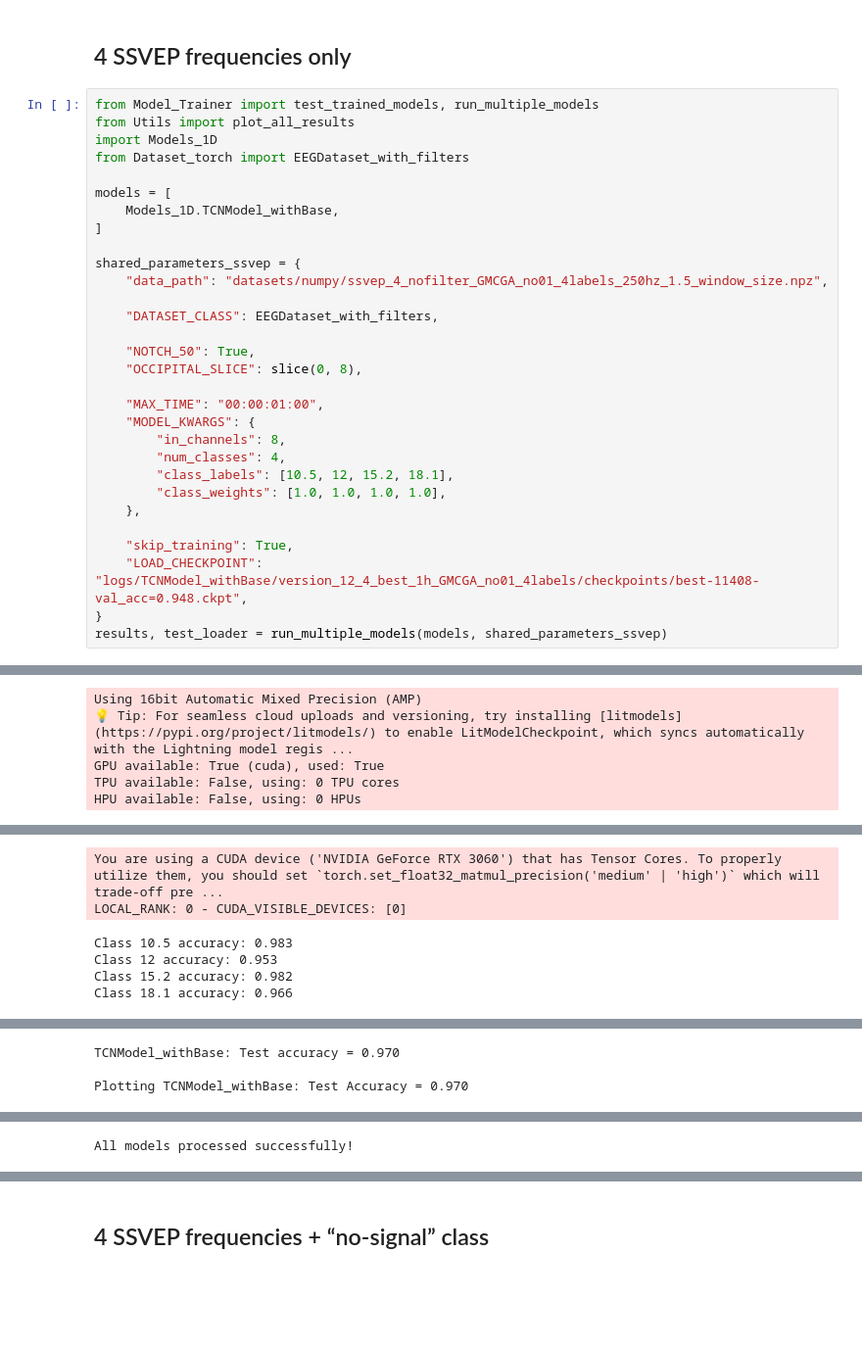
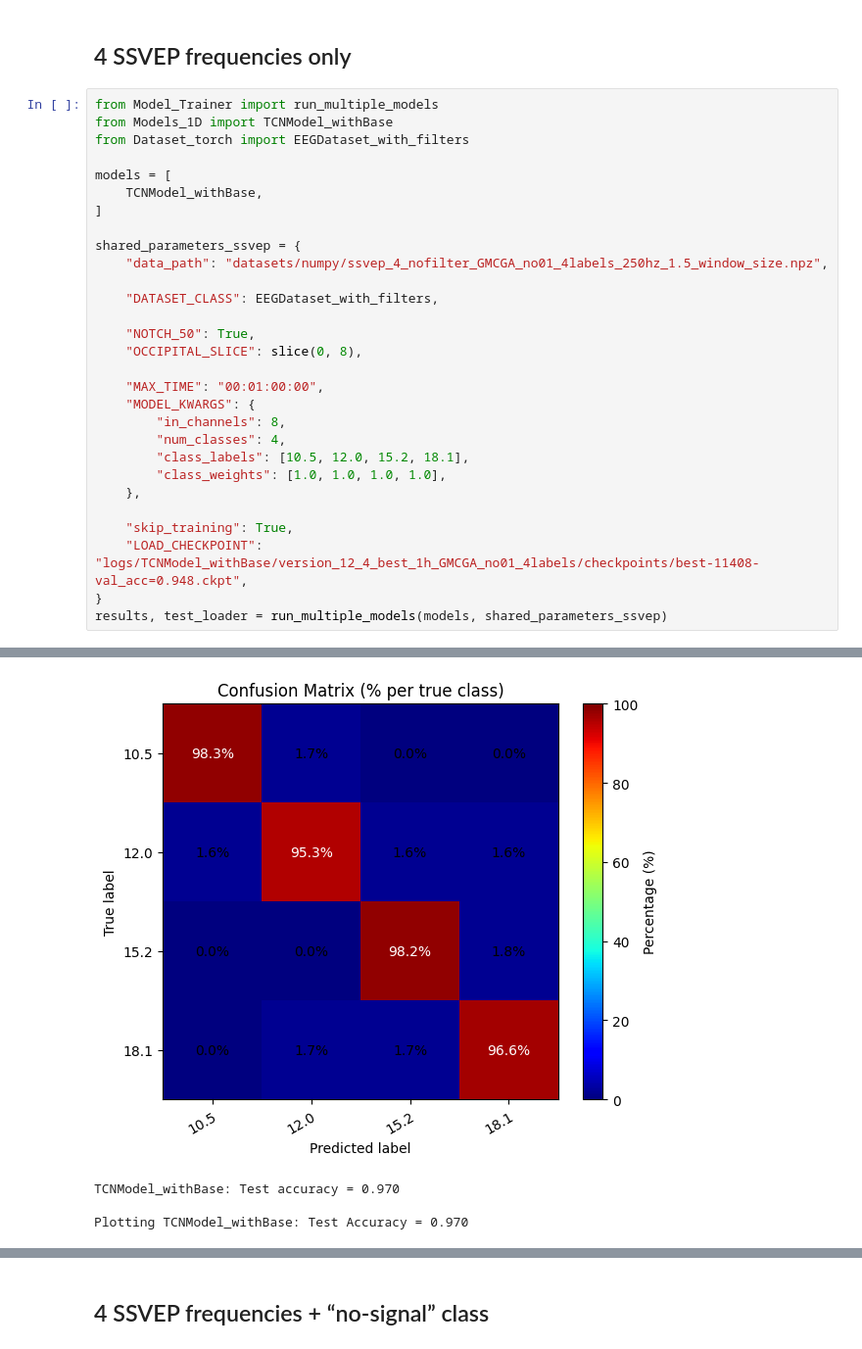
Before and after one commit to GeorgTenzing/EEG_Classification, a Jupyter notebook: Result_presentation.ipynb, the cells around one changed output, grey strips where cells are left out. Shown at 98% size. Saved outputs shown, nothing was run; the diff lists cells and outputs as text; blank space fills up the shorter version.

Commit message:
working on new 4 label model

```diff
--- a/Result_presentation.ipynb
+++ b/Result_presentation.ipynb
@@ -1,13 +1,12 @@
 # %% [markdown]
 ## 4 SSVEP frequencies only
 # %%
-from Model_Trainer import test_trained_models, run_multiple_models
-from Utils import plot_all_results
-import Models_1D
+from Model_Trainer import run_multiple_models
+from Models_1D import TCNModel_withBase
 from Dataset_torch import EEGDataset_with_filters
 
 models = [
-    Models_1D.TCNModel_withBase,
+    TCNModel_withBase,
 ]
 
 shared_parameters_ssvep = {
@@ -18,11 +17,11 @@ shared_parameters_ssvep = {
     "NOTCH_50": True,
     "OCCIPITAL_SLICE": slice(0, 8),
 
-    "MAX_TIME": "00:00:01:00",
+    "MAX_TIME": "00:01:00:00",
     "MODEL_KWARGS": {
         "in_channels": 8,
         "num_classes": 4,
-        "class_labels": [10.5, 12, 15.2, 18.1],
+        "class_labels": [10.5, 12.0, 15.2, 18.1],
         "class_weights": [1.0, 1.0, 1.0, 1.0],
     },
 
@@ -36,5 +46,4 @@ Data loaded: X=(1576, 8, 375), y=(1576,)
+[figure, new version]
-Using 16bit Automatic Mixed Precision (AMP)
-💡 Tip: For seamless cloud uploads and versioning, try installing [litmodels](https://pypi.org/project/litmodels/) to enable LitModelCheckpoint, which syncs automatically with the Lightning model regis ...
-GPU available: True (cuda), used: True
-TPU available: False, using: 0 TPU cores
-HPU available: False, using: 0 HPUs
+TCNModel_withBase: Test accuracy = 0.970
+
+Plotting TCNModel_withBase: Test Accuracy = 0.970
@@ -48,6 +51,0 @@ Loading model from checkpoint instead of training:
-You are using a CUDA device ('NVIDIA GeForce RTX 3060') that has Tensor Cores. To properly utilize them, you should set `torch.set_float32_matmul_precision('medium' | 'high')` which will trade-off pre ...
-LOCAL_RANK: 0 - CUDA_VISIBLE_DEVICES: [0]
-Class 10.5 accuracy: 0.983
-Class 12 accuracy: 0.953
-Class 15.2 accuracy: 0.982
-Class 18.1 accuracy: 0.966
@@ -55,3 +51,0 @@ Class 18.1 accuracy: 0.966
-TCNModel_withBase: Test accuracy = 0.970
-
-Plotting TCNModel_withBase: Test Accuracy = 0.970
@@ -59 +51,0 @@ Plotting TCNModel_withBase: Test Accuracy = 0.970
-All models processed successfully!
```
Also changed, not shown: parts of 5 cells of this notebook, 5 other files.
